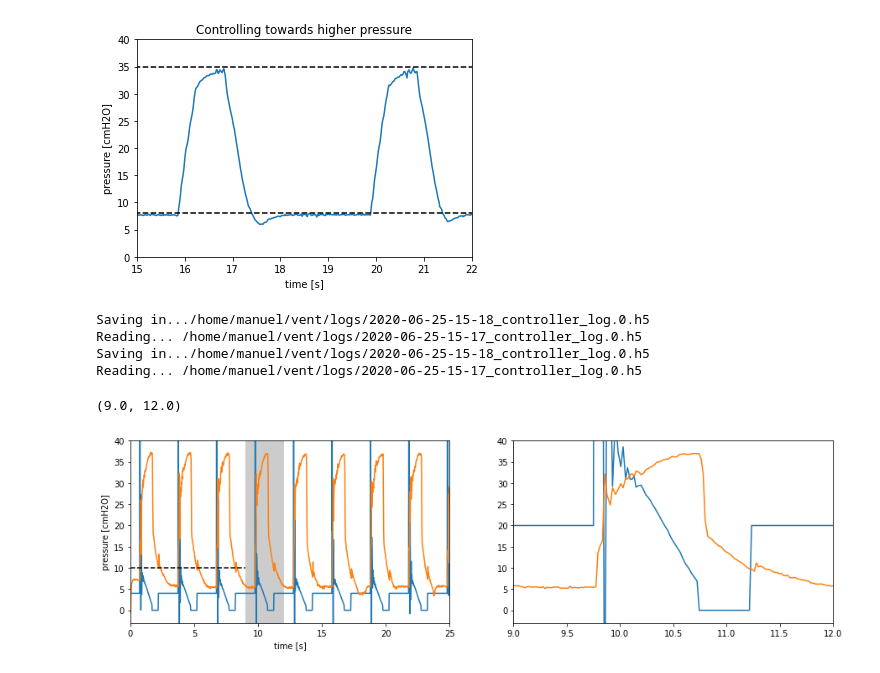
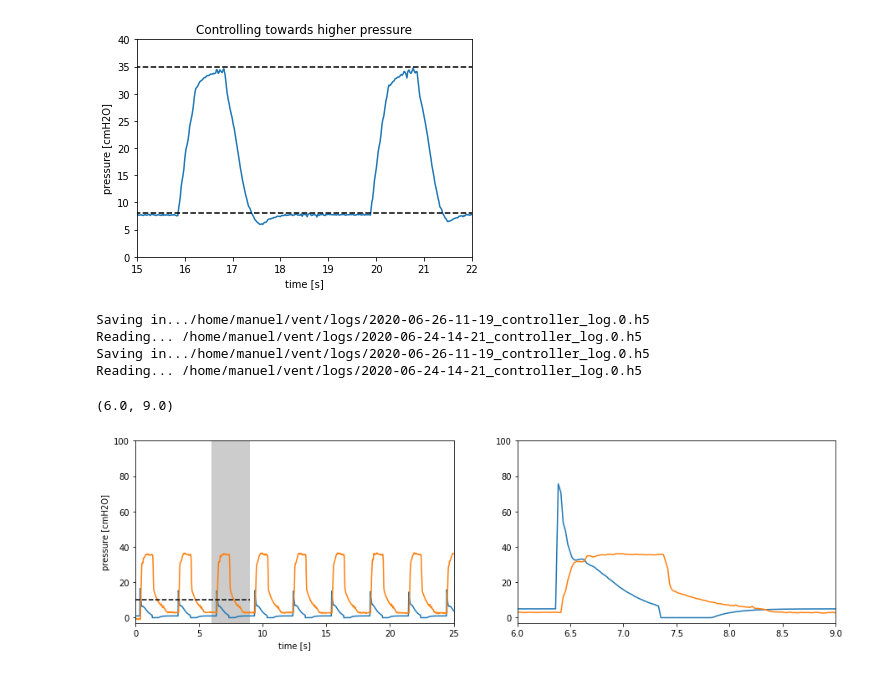
Before and after one commit to CohenLabPrinceton/pvp, a Jupyter notebook: sandbox/HOWTO_PlotData.ipynb, the cells around one changed output. Saved outputs shown, nothing was run; the diff lists cells and outputs as text; code cells hidden in the pictures.

```diff
--- a/sandbox/HOWTO_PlotData.ipynb
+++ b/sandbox/HOWTO_PlotData.ipynb
@@ -63,7 +68,7 @@ pl.title("Controlling towards higher pressure");
 # %% [output]
 [figure]
 # %%
-filename = "/home/manuel/vent/logs/2020-06-25-15-17_controller_log.0.h5"
+filename = "/home/manuel/vent/logs/2020-06-24-14-21_controller_log.0.h5"
 
 data_pressure = plot_data(filename)
 
@@ -86,10 +91,10 @@ PEEP_TIME = [s[4] for s in ls_ct if s['name'] == b'ValueName.PEEP_T'][0]
 INSP_TIME = [s[4] for s in ls_ct if s['name'] == b'ValueName.INSPIR'][0]
 BPM = [s[4] for s in ls_ct if s['name'] == b'ValueName.BREATH'][0]
 # %% [output]
-Saving in.../home/manuel/vent/logs/2020-06-25-15-18_controller_log.0.h5
-Reading... /home/manuel/vent/logs/2020-06-25-15-17_controller_log.0.h5
-Saving in.../home/manuel/vent/logs/2020-06-25-15-18_controller_log.0.h5
-Reading... /home/manuel/vent/logs/2020-06-25-15-17_controller_log.0.h5
+Saving in.../home/manuel/vent/logs/2020-06-26-11-19_controller_log.0.h5
+Reading... /home/manuel/vent/logs/2020-06-24-14-21_controller_log.0.h5
+Saving in.../home/manuel/vent/logs/2020-06-26-11-19_controller_log.0.h5
+Reading... /home/manuel/vent/logs/2020-06-24-14-21_controller_log.0.h5
 # %%
 #Get the target waveform from control commands, logged here:
 #ls_ct = dff['control_data']
@@ -105,31 +110,31 @@ Reading... /home/manuel/vent/logs/2020-06-25-15-17_controller_log.0.h5
 # %%
 pl.rcParams['figure.figsize'] = [15, 4]
 
-t1 = 9
-t2 = 12
+t1 = 6
+t2 = 9
 p0 = -3
-p1 = 40
+p1 = 100
 
 pl.subplot(1,2,1)
 pl.plot(data[:,0] - np.min(data[:,0]), data[:,1]/5)
 pl.plot(data_pressure[:,0] - np.min(data_pressure[:,0]), data_pressure[:,1])
 pl.plot([0,9],[10,10],'k--')
 # pl.plot([30,60],[27.5,27.5],'k--')
 pl.ylim([p0,p1])
 #pl.xlim([0,70])
 pl.xlim([0,25])
 
 pl.xlabel("time [s]")
 pl.ylabel("pressure [cmH2O]");
 pl.gca().add_patch( pl.Rectangle((t1, p0), t2-t1, p1-p0, facecolor="black", alpha=0.2))
 
 pl.subplot(1,2,2)
 pl.plot(data[:,0] - np.min(data[:,0]), data[:,1])
 pl.plot(data_pressure[:,0] - np.min(data_pressure[:,0]), data_pressure[:,1])
 t_target = [x+6 for x in [0,PIP_TIME,INSP_TIME,INSP_TIME,PEEP_TIME+INSP_TIME,60/BPM]]
 #pl.plot(t_target, [PEEP, PIP, PIP,PEEP,PEEP,PEEP],'o-')
 pl.ylim([p0,p1])
 pl.xlim([t1,t2])
 # %% [output]
-(9.0, 12.0)
+(6.0, 9.0)
-[figure, old version]
+[figure, new version]
```
Also changed, not shown: parts of 3 cells of this notebook, 4 other files.
